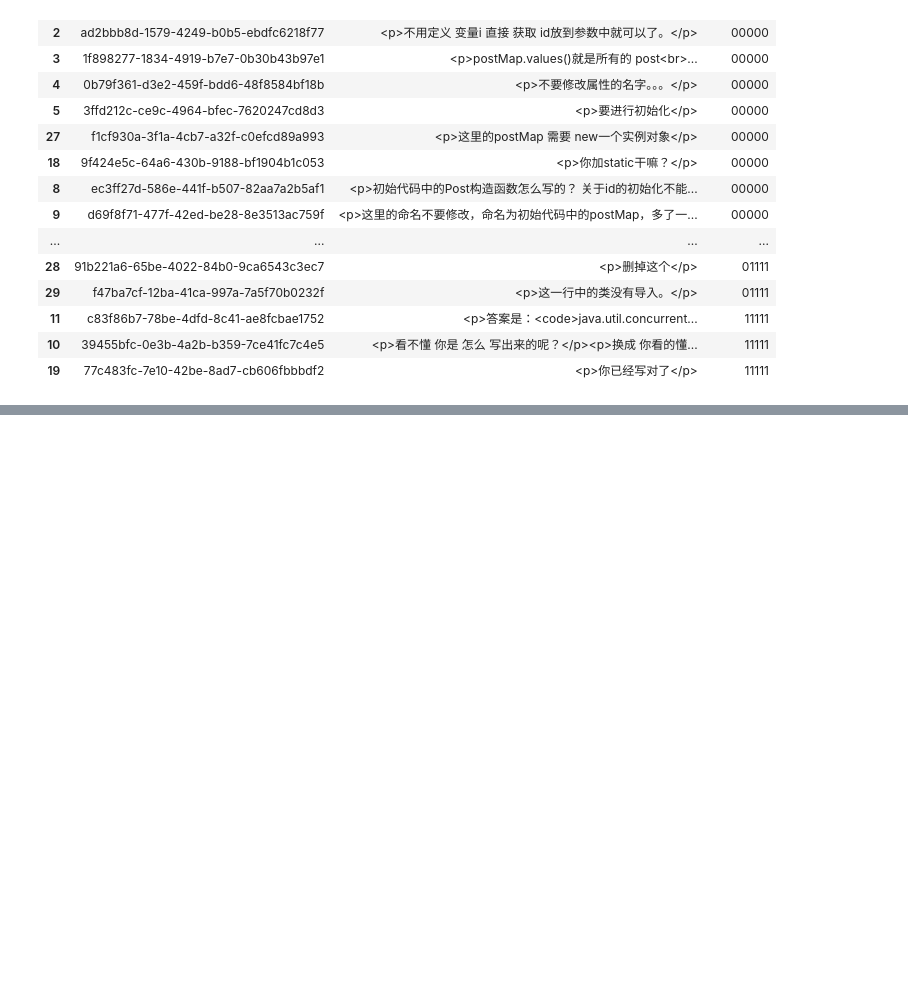
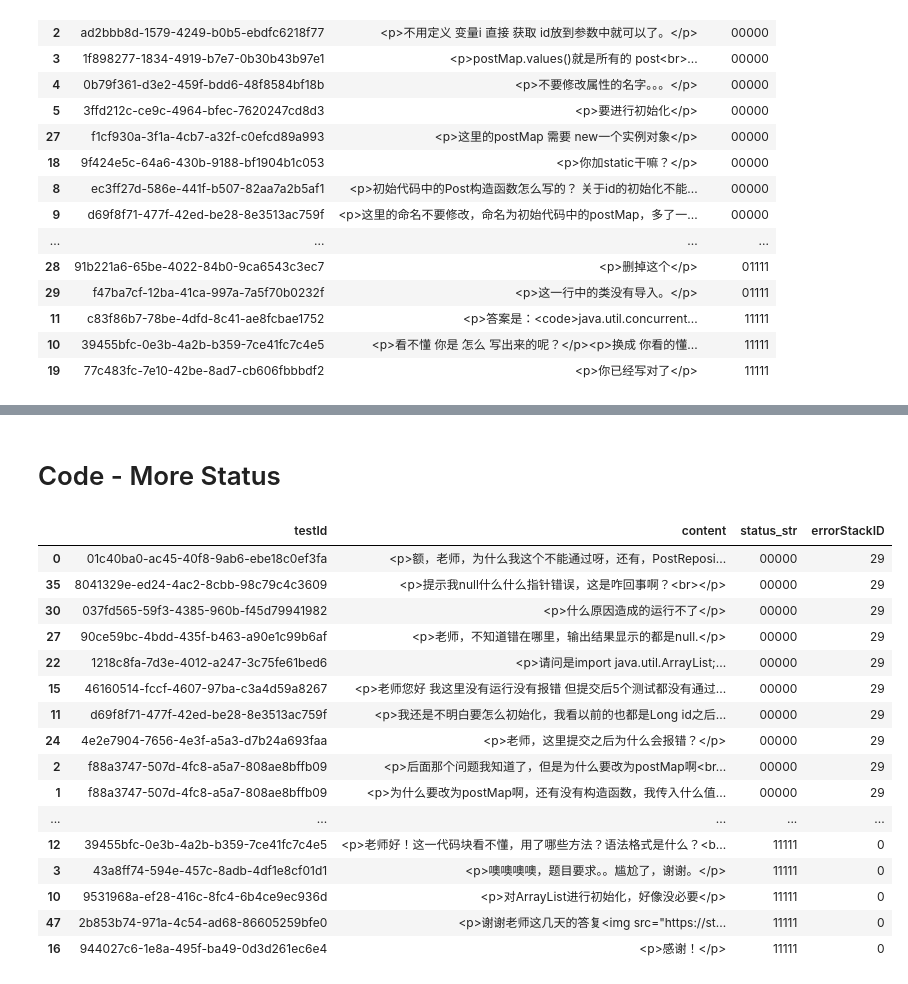
Before and after one commit to xzhren/autoQA, a Jupyter notebook: 2#CodeQA.ipynb, the cells around one changed output, grey strips where cells are left out. Cells and saved outputs as stored; diff of their text form; code cells hidden in the pictures; blank space fills up the shorter version.

Commit message:
More Status

```diff
--- a/2#CodeQA.ipynb
+++ b/2#CodeQA.ipynb
@@ -324,0 +424,3 @@ answer_status_pd.sort_values(['status_str'])
+# %%
+test_info_pd['errorStackSimple'] = errorStackSimple
+test_info_pd
@@ -324,0 +446,3 @@ answer_status_pd.sort_values(['status_str'])
+# %%
+lbl = preprocessing.LabelEncoder()
+test_info_pd['errorStackID'] = lbl.fit_transform(test_info_pd.errorStackSimple)
@@ -324,0 +490,3 @@ answer_status_pd.sort_values(['status_str'])
+# %%
+more_status_pd = test_info_pd[['testId','errorStackID', 'status_str']].drop_duplicates()
+more_status_pd
@@ -324,0 +512,24 @@ answer_status_pd.sort_values(['status_str'])
+# %% [markdown]
+# Code - More Status
+# %%
+questino_status_pd = question_df.merge(more_status_pd, on=['testId'])[['testId','content','status_str', 'errorStackID']]
+# %%
+questino_status_pd.sort_values(['status_str'])
+# %% [output]
+|  | testId | content | status_str | errorStackID |
+| 0 | 01c40ba0-ac45-40f8-9ab6-ebe18c0ef3fa | <p>额，老师，为什么我这个不能通过呀，还有，PostReposi... | 00000 | 29 |
+| 35 | 8041329e-ed24-4ac2-8cbb-98c79c4c3609 | <p>提示我null什么什么指针错误，这是咋回事啊？<br></p> | 00000 | 29 |
+| 30 | 037fd565-59f3-4385-960b-f45d79941982 | <p>什么原因造成的运行不了</p> | 00000 | 29 |
+| 27 | 90ce59bc-4bdd-435f-b463-a90e1c99b6af | <p>老师，不知道错在哪里，输出结果显示的都是null.</p> | 00000 | 29 |
+| 22 | 1218c8fa-7d3e-4012-a247-3c75fe61bed6 | <p>请问是import java.util.ArrayList;... | 00000 | 29 |
+| 15 | 46160514-fccf-4607-97ba-c3a4d59a8267 | <p>老师您好 我这里没有运行没有报错 但提交后5个测试都没有通过... | 00000 | 29 |
+| 11 | d69f8f71-477f-42ed-be28-8e3513ac759f | <p>我还是不明白要怎么初始化，我看以前的也都是Long id之后... | 00000 | 29 |
+| 24 | 4e2e7904-7656-4e3f-a5a3-d7b24a693faa | <p>老师，这里提交之后为什么会报错？</p> | 00000 | 29 |
+| 2 | f88a3747-507d-4fc8-a5a7-808ae8bffb09 | <p>后面那个问题我知道了，但是为什么要改为postMap啊<br... | 00000 | 29 |
+| 1 | f88a3747-507d-4fc8-a5a7-808ae8bffb09 | <p>为什么要改为postMap啊，还有没有构造函数，我传入什么值... | 00000 | 29 |
+| ... | ... | ... | ... | ... |
+| 12 | 39455bfc-0e3b-4a2b-b359-7ce41fc7c4e5 | <p>老师好！这一代码块看不懂，用了哪些方法？语法格式是什么？<b... | 11111 | 0 |
+| 3 | 43a8ff74-594e-457c-8adb-4df1e8cf01d1 | <p>噢噢噢噢，题目要求。。尴尬了，谢谢。</p> | 11111 | 0 |
+| 10 | 9531968a-ef28-416c-8fc4-6b4ce9ec936d | <p>对ArrayList进行初始化，好像没必要</p> | 11111 | 0 |
+| 47 | 2b853b74-971a-4c54-ad68-86605259bfe0 | <p>谢谢老师这几天的答复<img src="https://st... | 11111 | 0 |
+| 16 | 944027c6-1e8a-495f-ba49-0d3d261ec6e4 | <p>感谢！</p> | 11111 | 0 |
```
Also changed, not shown: parts of 14 cells of this notebook, 2 other files.
